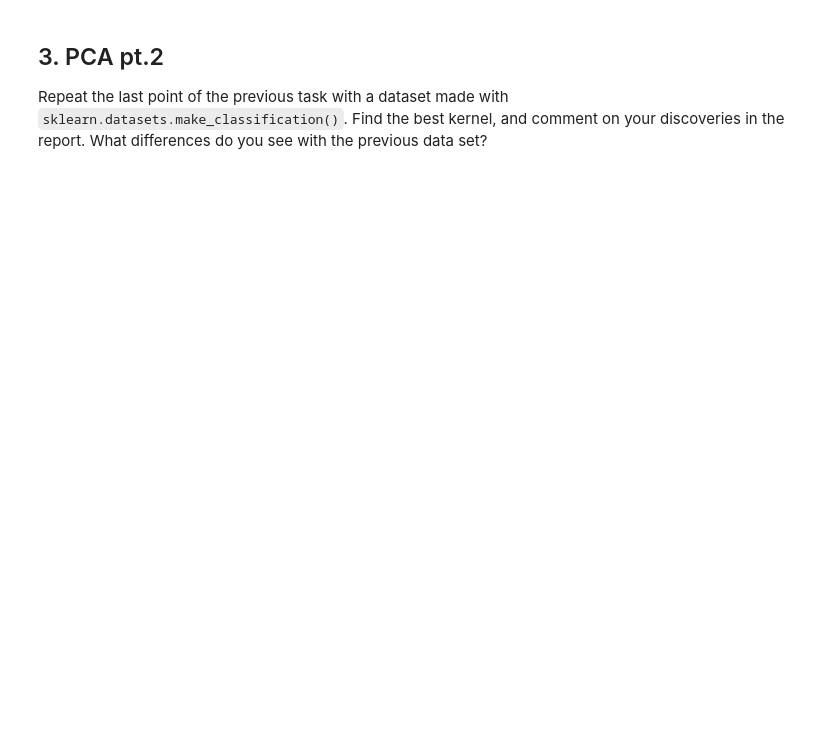
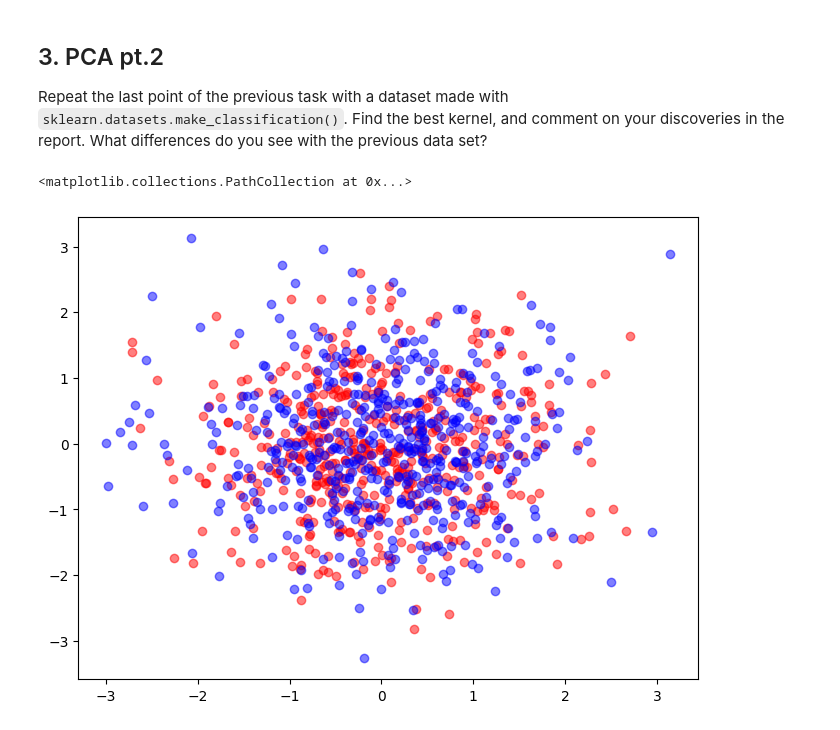
Before and after one commit to kiogre/Machine_learning_mod_A, a Jupyter notebook: challenges/challenge_two.ipynb, the cells around one changed output. Saved outputs shown, nothing was run; the diff lists cells and outputs as text; code cells hidden in the pictures; blank space fills up the shorter version.

````diff
--- a/challenges/challenge_two.ipynb
+++ b/challenges/challenge_two.ipynb
@@ -169,3 +179,15 @@ plt.show()
 # %% [markdown]
 ## 3. PCA pt.2
 Repeat the last point of the previous task with a dataset made with ```sklearn.datasets.make_classification()```. Find the best kernel, and comment on your discoveries in the report. What differences do you see with the previous data set?
+# %%
+from sklearn.datasets import make_classification
+
+X, y = make_classification(n_samples=1000, random_state = 0)
+X_train, X_test, y_train, y_test = train_test_split(X, y, stratify = y, random_state=0)
+# %%
+plt.figure(figsize=(8,6))
+plt.scatter(X[y==0, 0], X[y==0, 1], color='red', alpha=0.5)
+plt.scatter(X[y==1, 0], X[y==1, 1], color='blue', alpha=0.5)
+# %% [output]
+<matplotlib.collections.PathCollection at 0x...>
+[figure, added]
````
Also changed, not shown: parts of 12 cells of this notebook.
